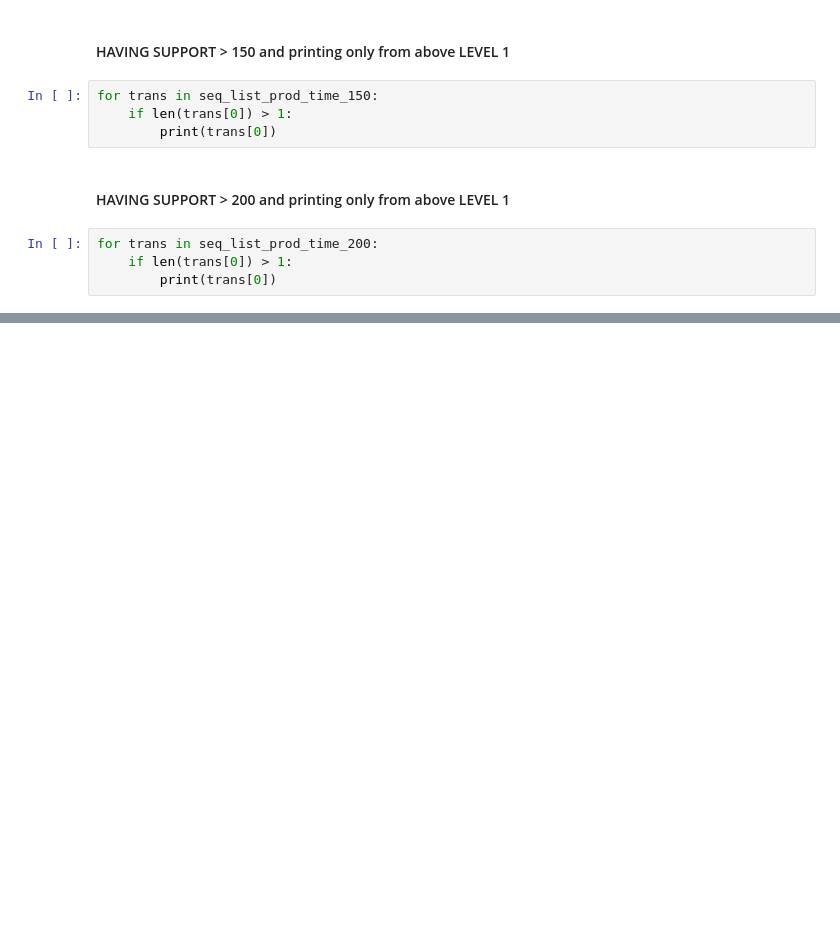
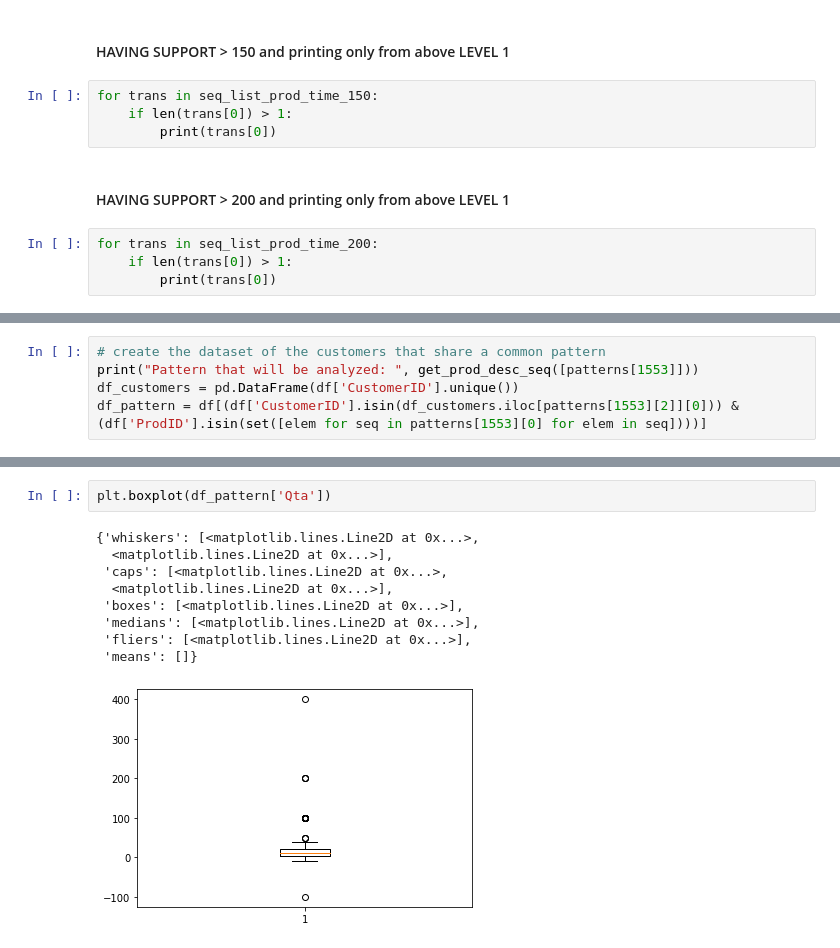
Before and after one commit to AlexPasqua/DM-project, a Jupyter notebook: SequentialPatternMining.ipynb, the cells around one changed output, grey strips where cells are left out. Cells and saved outputs as stored; diff of their text form; blank space fills up the shorter version.

```diff
--- a/SequentialPatternMining.ipynb
+++ b/SequentialPatternMining.ipynb
@@ -420,0 +831,5 @@ df[(df['CustomerID'].isin(df_customers.iloc[patterns[643][2]][0])) & (df['ProdID
+# %%
+# create the dataset of the customers that share a common pattern
+print("Pattern that will be analyzed: ", get_prod_desc_seq([patterns[1553]]))
+df_customers = pd.DataFrame(df['CustomerID'].unique())
+df_pattern = df[(df['CustomerID'].isin(df_customers.iloc[patterns[1553][2]][0])) & (df['ProdID'].isin(set([elem for seq in patterns[1553][0] for elem in seq])))]
@@ -420,0 +850,12 @@ df[(df['CustomerID'].isin(df_customers.iloc[patterns[643][2]][0])) & (df['ProdID
+# %%
+plt.boxplot(df_pattern['Qta'])
+# %% [output]
+{'whiskers': [<matplotlib.lines.Line2D at 0x...>,
+  <matplotlib.lines.Line2D at 0x...>],
+ 'caps': [<matplotlib.lines.Line2D at 0x...>,
+  <matplotlib.lines.Line2D at 0x...>],
+ 'boxes': [<matplotlib.lines.Line2D at 0x...>],
+ 'medians': [<matplotlib.lines.Line2D at 0x...>],
+ 'fliers': [<matplotlib.lines.Line2D at 0x...>],
+ 'means': []}
+[figure, added]
```
Also changed, not shown: parts of 82 cells of this notebook.
